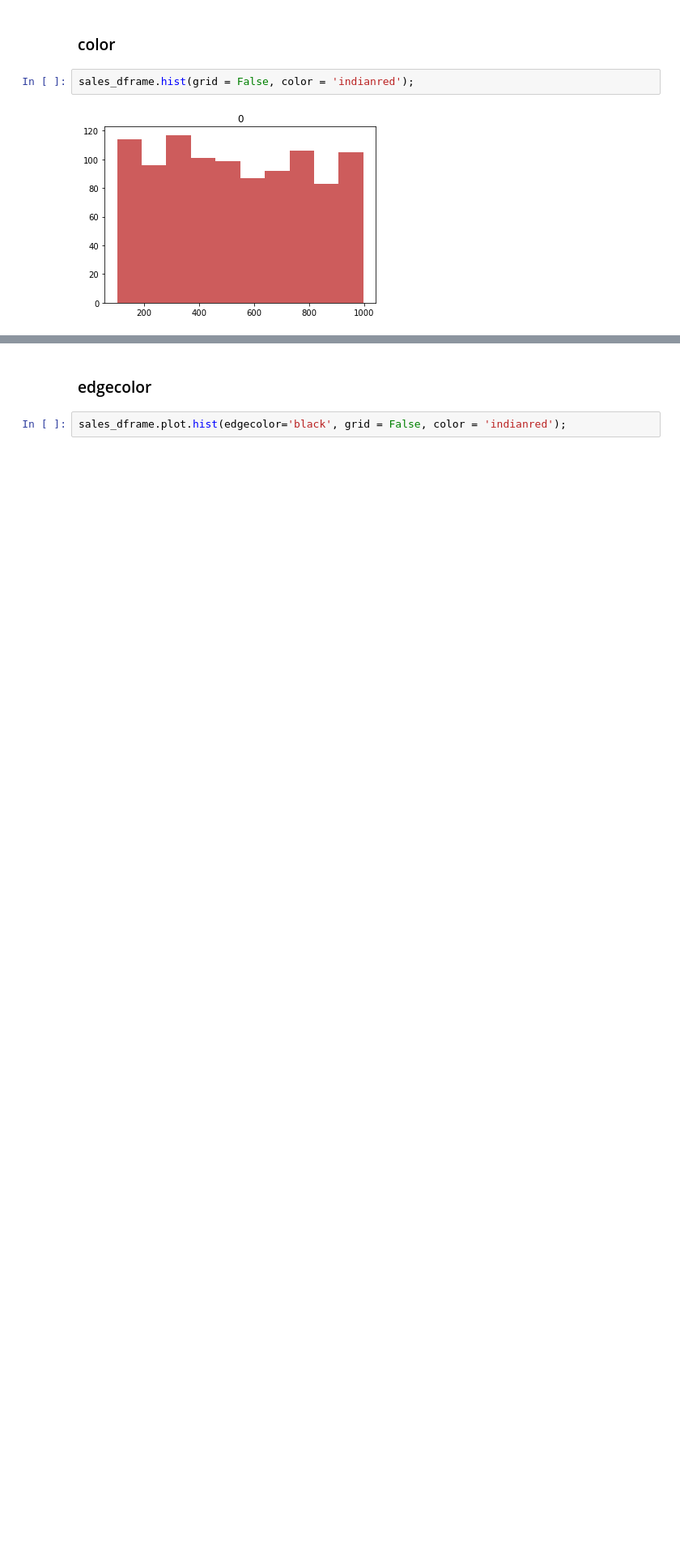
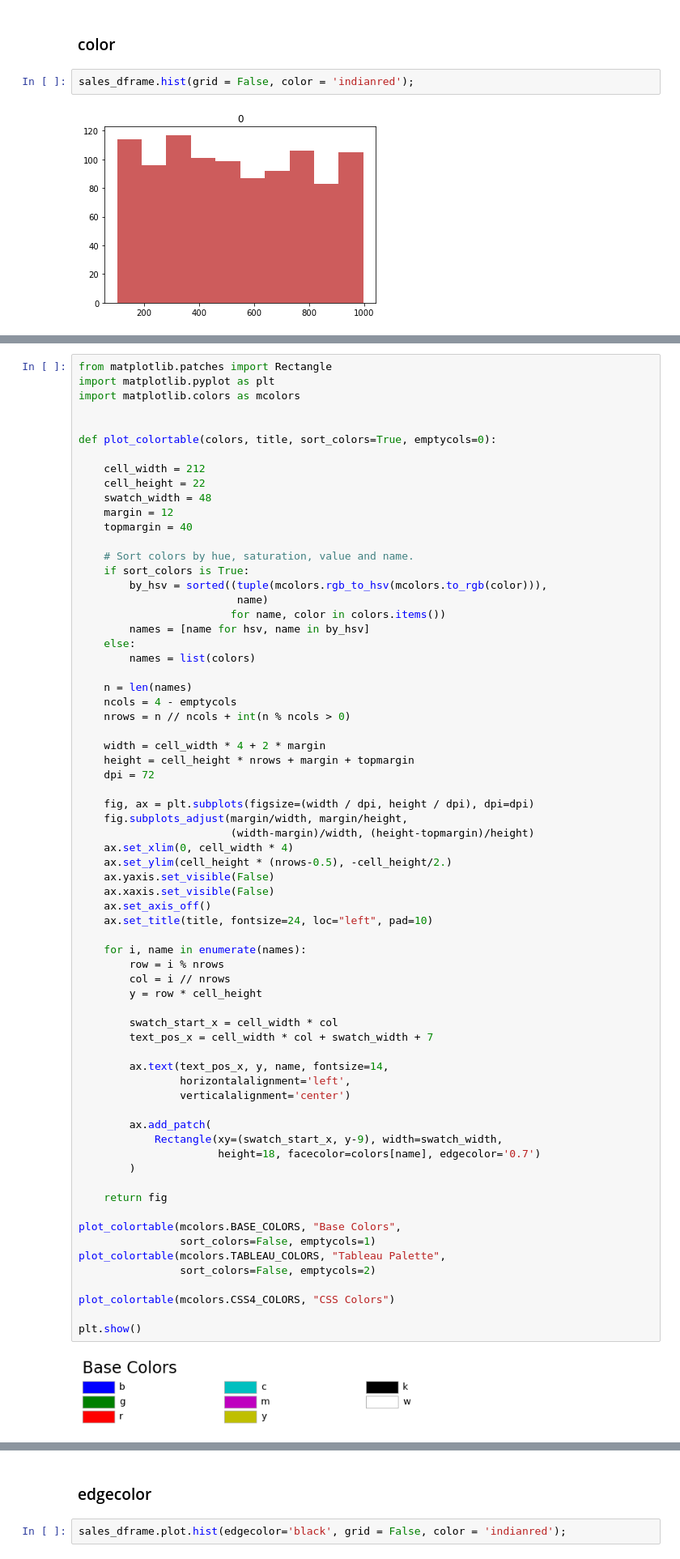
Before and after one commit to Elad-p/Python, a Jupyter notebook: Data Analysis/10_Pandas - Data Visualization.ipynb, the cells around one changed output, grey strips where cells are left out. Shown at 81% size. Cells and saved outputs as stored; diff of their text form; blank space fills up the shorter version.

```diff
--- a/Data Analysis/10_Pandas - Data Visualization.ipynb
+++ b/Data Analysis/10_Pandas - Data Visualization.ipynb
@@ -156,0 +159,70 @@ sales_dframe.hist(grid = False, color = 'indianred');
+# %%
+from matplotlib.patches import Rectangle
+import matplotlib.pyplot as plt
+import matplotlib.colors as mcolors
+
+
+def plot_colortable(colors, title, sort_colors=True, emptycols=0):
+
+    cell_width = 212
+    cell_height = 22
+    swatch_width = 48
+    margin = 12
+    topmargin = 40
+
+    # Sort colors by hue, saturation, value and name.
+    if sort_colors is True:
+        by_hsv = sorted((tuple(mcolors.rgb_to_hsv(mcolors.to_rgb(color))),
+                         name)
+                        for name, color in colors.items())
+        names = [name for hsv, name in by_hsv]
+    else:
+        names = list(colors)
+
+    n = len(names)
+    ncols = 4 - emptycols
+    nrows = n // ncols + int(n % ncols > 0)
+
+    width = cell_width * 4 + 2 * margin
+    height = cell_height * nrows + margin + topmargin
+    dpi = 72
+
+    fig, ax = plt.subplots(figsize=(width / dpi, height / dpi), dpi=dpi)
+    fig.subplots_adjust(margin/width, margin/height,
+                        (width-margin)/width, (height-topmargin)/height)
+    ax.set_xlim(0, cell_width * 4)
+    ax.set_ylim(cell_height * (nrows-0.5), -cell_height/2.)
+    ax.yaxis.set_visible(False)
+    ax.xaxis.set_visible(False)
+    ax.set_axis_off()
+    ax.set_title(title, fontsize=24, loc="left", pad=10)
+
+    for i, name in enumerate(names):
+        row = i % nrows
+        col = i // nrows
+        y = row * cell_height
+
+        swatch_start_x = cell_width * col
+        text_pos_x = cell_width * col + swatch_width + 7
+
+        ax.text(text_pos_x, y, name, fontsize=14,
+                horizontalalignment='left',
+                verticalalignment='center')
+
+        ax.add_patch(
+            Rectangle(xy=(swatch_start_x, y-9), width=swatch_width,
+                      height=18, facecolor=colors[name], edgecolor='0.7')
+        )
+
+    return fig
+
+plot_colortable(mcolors.BASE_COLORS, "Base Colors",
+                sort_colors=False, emptycols=1)
+plot_colortable(mcolors.TABLEAU_COLORS, "Tableau Palette",
+                sort_colors=False, emptycols=2)
+
+plot_colortable(mcolors.CSS4_COLORS, "CSS Colors")
+
+plt.show()
+# %% [output]
+[figure, added]
```
Also changed, not shown: parts of 2 cells of this notebook.
